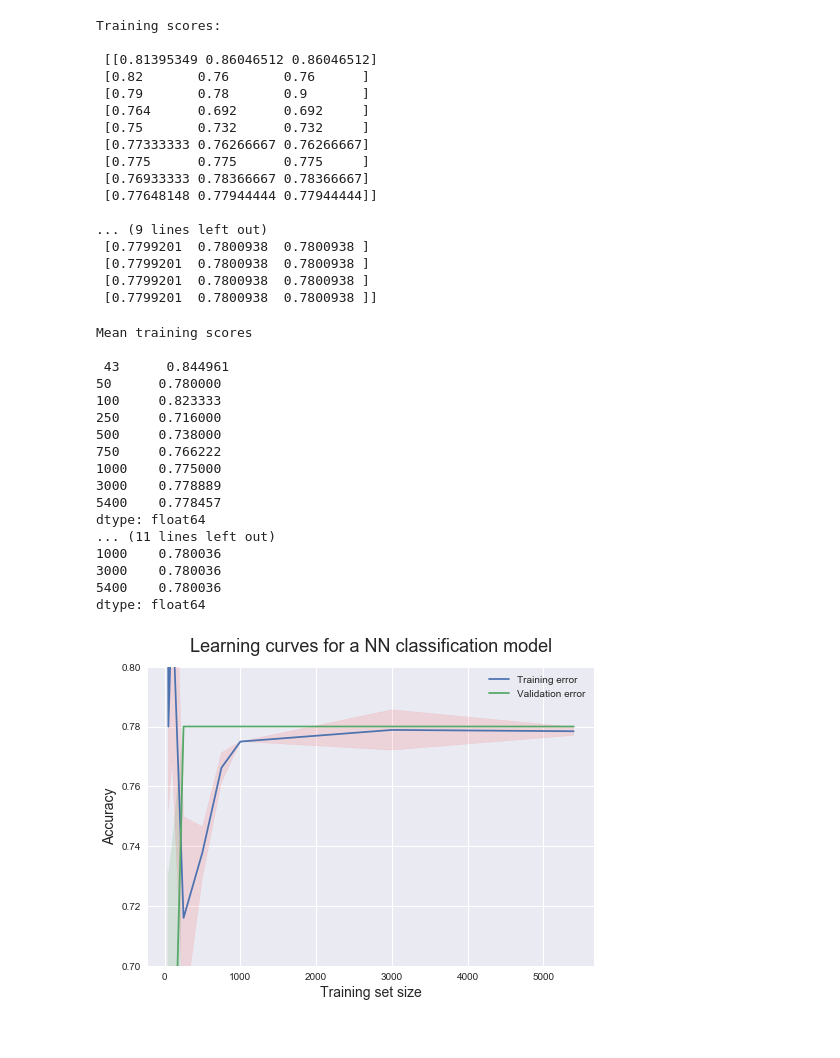
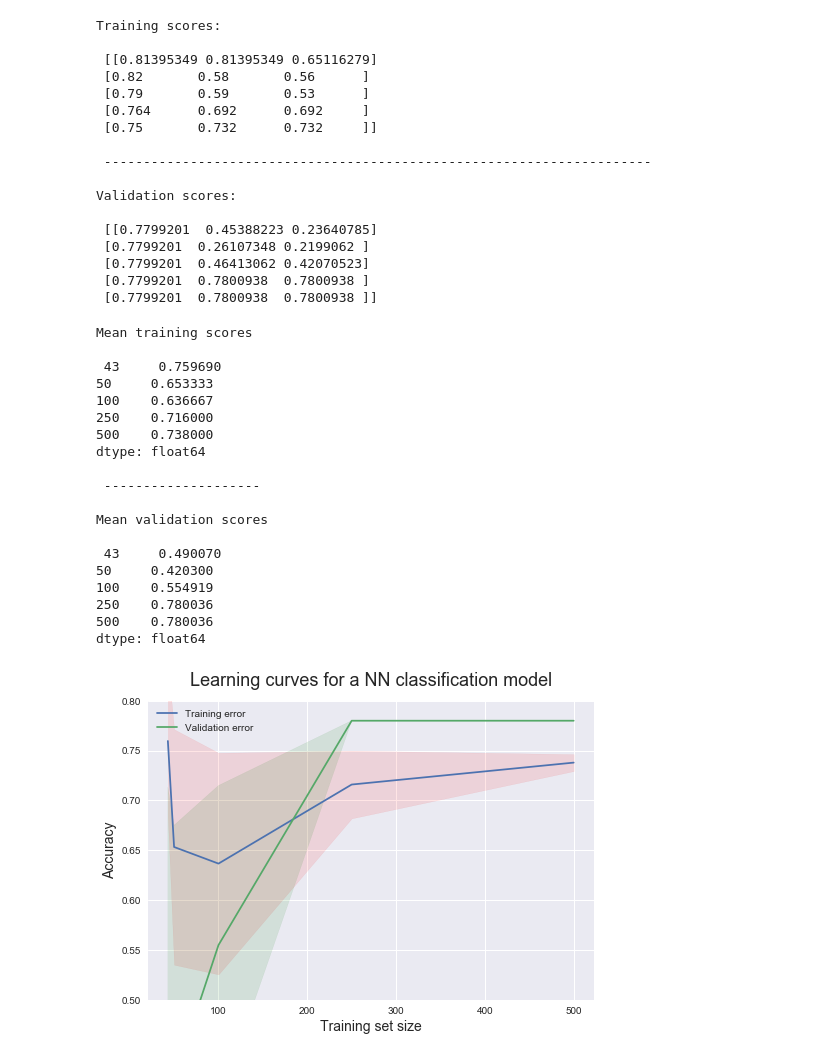
Before and after one commit to IoT-master/FraudDetection, a Jupyter notebook: FraudDetection.ipynb, the cells around one changed output. Cells and saved outputs as stored; diff of their text form; code cells hidden in the pictures.

Commit message:
added a layer

```diff
--- a/FraudDetection.ipynb
+++ b/FraudDetection.ipynb
@@ -1,5 +1,6 @@
 # %%
 import pandas as pd
 # %%
-claims_df = pd.read_csv('HWA-Brovsi-WSA-Claims-Validated.csv', index_col='Index')
+claims_df = pd.read_csv('HWA-Brovsi-WSA-Claims-Validated.csv', index_col='CLM_REF')
+claims_df = claims_df.drop(['Index'], axis=1)
 # %%
@@ -32,3 +43,8 @@ REIMB_DT 0
 REIMB_YR 0
 EA_DT 5109
 RISK 0
+# %%
+from datetime import datetime as dt
+claims_df_nona = claims_df.dropna()
+claims_df_nona = claims_df_nona.drop(['CLM_SYS'], axis=1)
+claims_df_nona.columns
@@ -89,11 +106,11 @@ y = claims_df_nona['RISK']
 # X_train, X_test, y_train, y_test= train_test_split(X, y, random_state=42, test_size=.2)
 # %%
 from sklearn.neural_network import MLPClassifier
-nnclass = MLPClassifier(activation='logistic',max_iter=500,verbose=False)
+nnclass = MLPClassifier(hidden_layer_sizes=[16], activation='logistic',max_iter=500,verbose=False)
 # %%
 from sklearn.metrics import accuracy_score
 # %%
-train_sizes = [43,50,100,250,500,750,1000,3000,5400]
+train_sizes = [43,50,100,250,500]
 # %%
 from sklearn.model_selection import learning_curve
 # from sklearn.model_selection import ShuffleSplit
@@ -109,19 +126,19 @@ print('\nValidation scores:\n\n', validation_scores)
 # %% [output]
 Training scores:
 
- [[0.81395349 0.86046512 0.86046512]
- [0.82       0.76       0.76      ]
- [0.79       0.78       0.9       ]
+ [[0.81395349 0.81395349 0.65116279]
+ [0.82       0.58       0.56      ]
+ [0.79       0.59       0.53      ]
  [0.764      0.692      0.692     ]
- [0.75       0.732      0.732     ]
- [0.77333333 0.76266667 0.76266667]
- [0.775      0.775      0.775     ]
- [0.76933333 0.78366667 0.78366667]
- [0.77648148 0.77944444 0.77944444]]
+ [0.75       0.732      0.732     ]]
 
-... (9 lines left out)
- [0.7799201  0.7800938  0.7800938 ]
- [0.7799201  0.7800938  0.7800938 ]
+ ----------------------------------------------------------------------
+
+Validation scores:
+
+ [[0.7799201  0.45388223 0.23640785]
+ [0.7799201  0.26107348 0.2199062 ]
+ [0.7799201  0.46413062 0.42070523]
  [0.7799201  0.7800938  0.7800938 ]
  [0.7799201  0.7800938  0.7800938 ]]
 # %%
@@ -137,39 +154,41 @@ print('\nMean validation scores\n\n',pd.Series(validation_scores_mean, index = t
 # %% [output]
 Mean training scores
 
- 43      0.844961
-50      0.780000
-100     0.823333
-250     0.716000
-500     0.738000
-750     0.766222
-1000    0.775000
-3000    0.778889
-5400    0.778457
+ 43     0.759690
+50     0.653333
+100    0.636667
+250    0.716000
+500    0.738000
 dtype: float64
-... (11 lines left out)
-1000    0.780036
-3000    0.780036
-5400    0.780036
+
+ --------------------
+
+Mean validation scores
+
+ 43     0.490070
+50     0.420300
+100    0.554919
+250    0.780036
+500    0.780036
 dtype: float64
 # %%
 import matplotlib.pyplot as plt
 plt.style.use('seaborn')
 plt.fill_between(train_sizes, train_scores_mean - train_scores_std,
                      train_scores_mean + train_scores_std, alpha=0.1,
                      color="r")
 plt.fill_between(train_sizes, validation_scores_mean - validation_scores_std,
                      validation_scores_mean + validation_scores_std, alpha=0.1, color="g")
 plt.plot(train_sizes, train_scores_mean, label = 'Training error')
 plt.plot(train_sizes, validation_scores_mean, label = 'Validation error')
 plt.ylabel('Accuracy', fontsize = 14)
 plt.xlabel('Training set size', fontsize = 14)
 plt.title('Learning curves for a NN classification model', fontsize = 18, y = 1.03)
 plt.legend()
-plt.ylim(0.7,.8)
+plt.ylim(0.5,.8)
 plt.show()
 # %% [output]
-[figure, old version]
+[figure, new version]
 # %%
 claim_extrapolated_df = pd.read_csv('HWA-Brovsi-WSA-Claims.csv', index_col='Index')
 claim_extrapolated_nona_df = claim_extrapolated_df.dropna()
```
Also changed, not shown: parts of 10 cells of this notebook.
